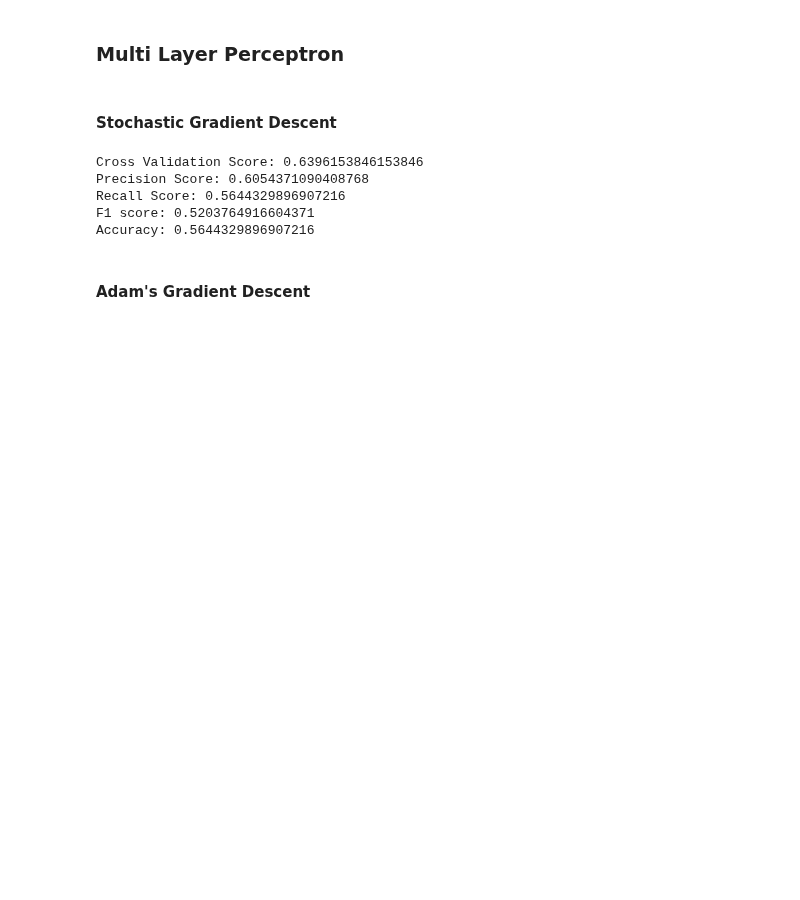
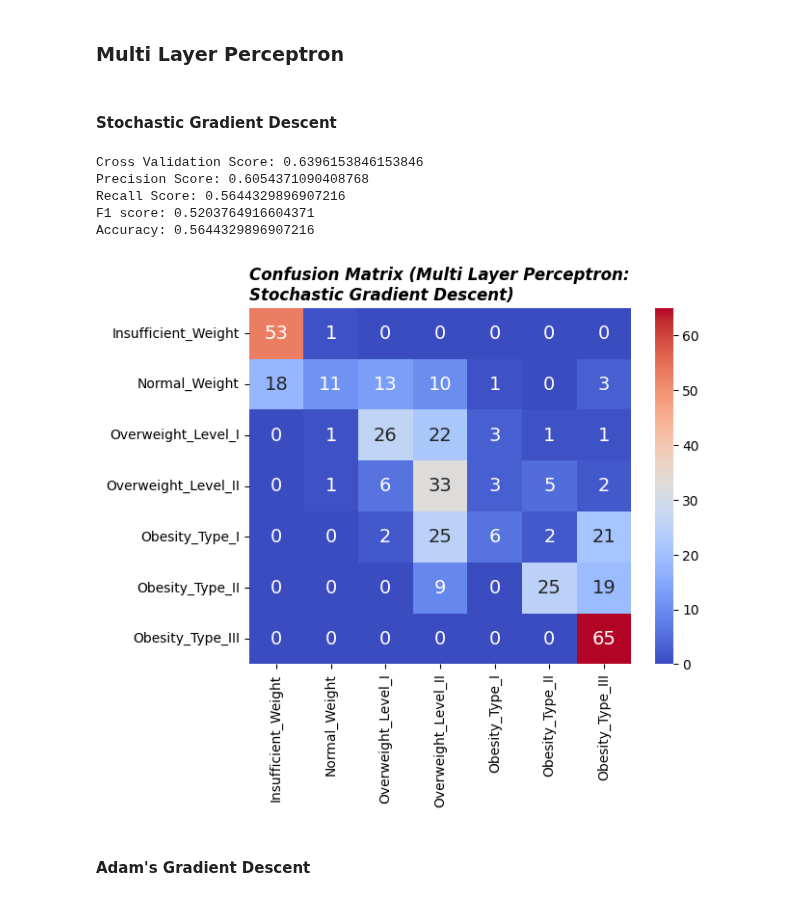
Before and after one commit to xvxvdee/CPS844_Assignment, a Jupyter notebook: Perceptron.ipynb, the cells around one changed output. Saved outputs shown, nothing was run; the diff lists cells and outputs as text; code cells hidden in the pictures; blank space fills up the shorter version.

```diff
--- a/Perceptron.ipynb
+++ b/Perceptron.ipynb
@@ -66,24 +74,31 @@ Accuracy: 0.2603092783505155
 # %% [markdown]
 #### Stochastic Gradient Descent
 # %%
+
 clf = MLPClassifier(solver="sgd", random_state=42, max_iter=1000)
 clf.fit(xTrain,yTrain)
 yPred = clf.predict(xTest)
 
 cv_score = np.array(cross_val_score(clf, xTrain,yTrain, cv=10)).mean()
 cf_matrix = confusion_matrix(yTest,yPred)
 metrics = precision_recall_fscore_support(yTest,yPred,average="weighted")
 precision,recall,f1=metrics[0],metrics[1],metrics[2]
 accuracy = accuracy_score(yTest,yPred)
 print(f"Cross Validation Score: {cv_score}\nPrecision Score: {precision}\nRecall Score: {recall}\nF1 score: {f1}\nAccuracy: {accuracy}")
 
+sns.heatmap(pd.DataFrame(cf_matrix, labels, labels), annot=True, annot_kws={"size": 14},cmap = 'coolwarm') # font size
+plt.title("Confusion Matrix (Multi Layer Perceptron: \nStochastic Gradient Descent)",loc='left', fontweight='bold',  style='italic')
+plt.show()
+
+
 interpret_confusion_matrix(confusion_matrix(yTest,yPred), "Multi Layer Perceptron → Stochastic Gradient Descent", labels)
 # %% [output]
 Cross Validation Score: 0.6396153846153846
 Precision Score: 0.6054371090408768
 Recall Score: 0.5644329896907216
 F1 score: 0.5203764916604371
 Accuracy: 0.5644329896907216
+[figure, added]
 # %% [markdown]
 #### Adam's Gradient Descent
 # %%
```
Also changed, not shown: parts of 4 cells of this notebook, 2 other files.
